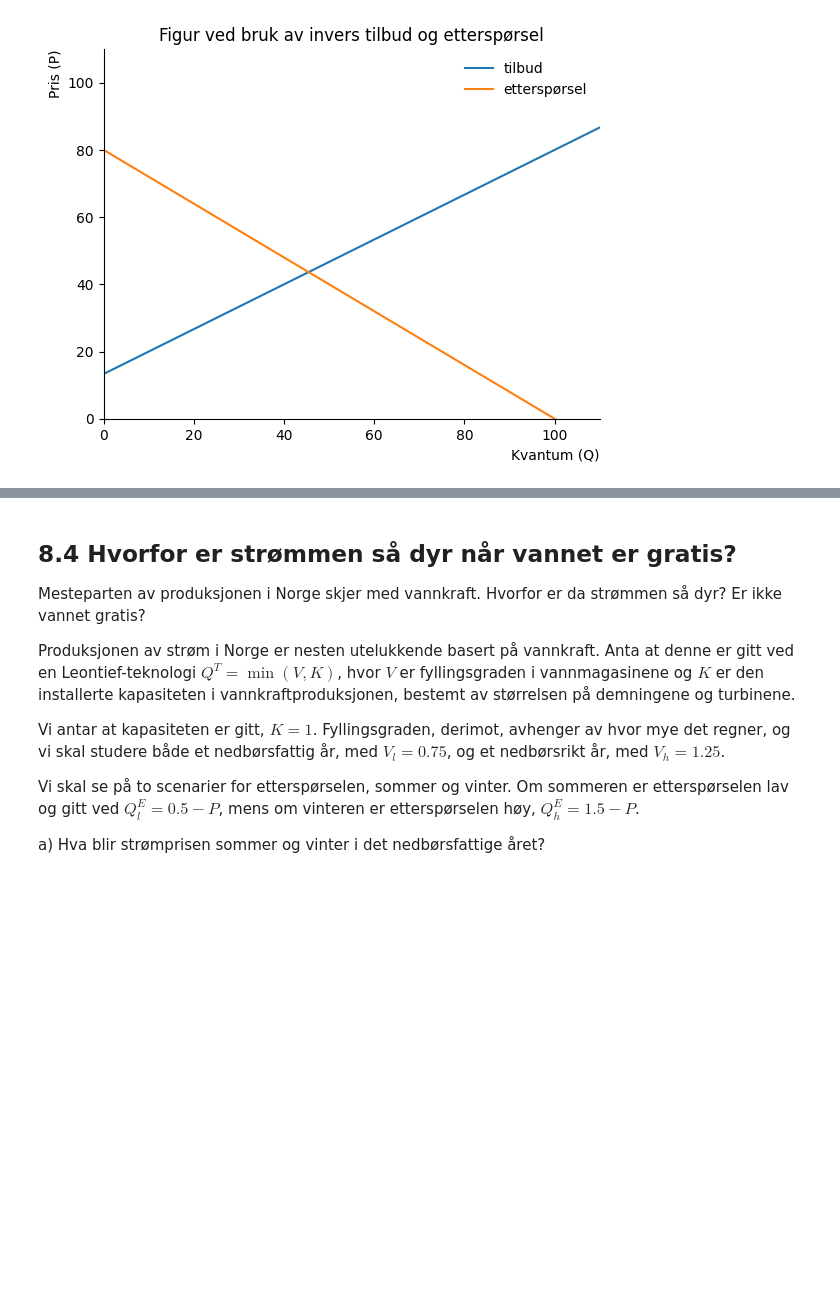
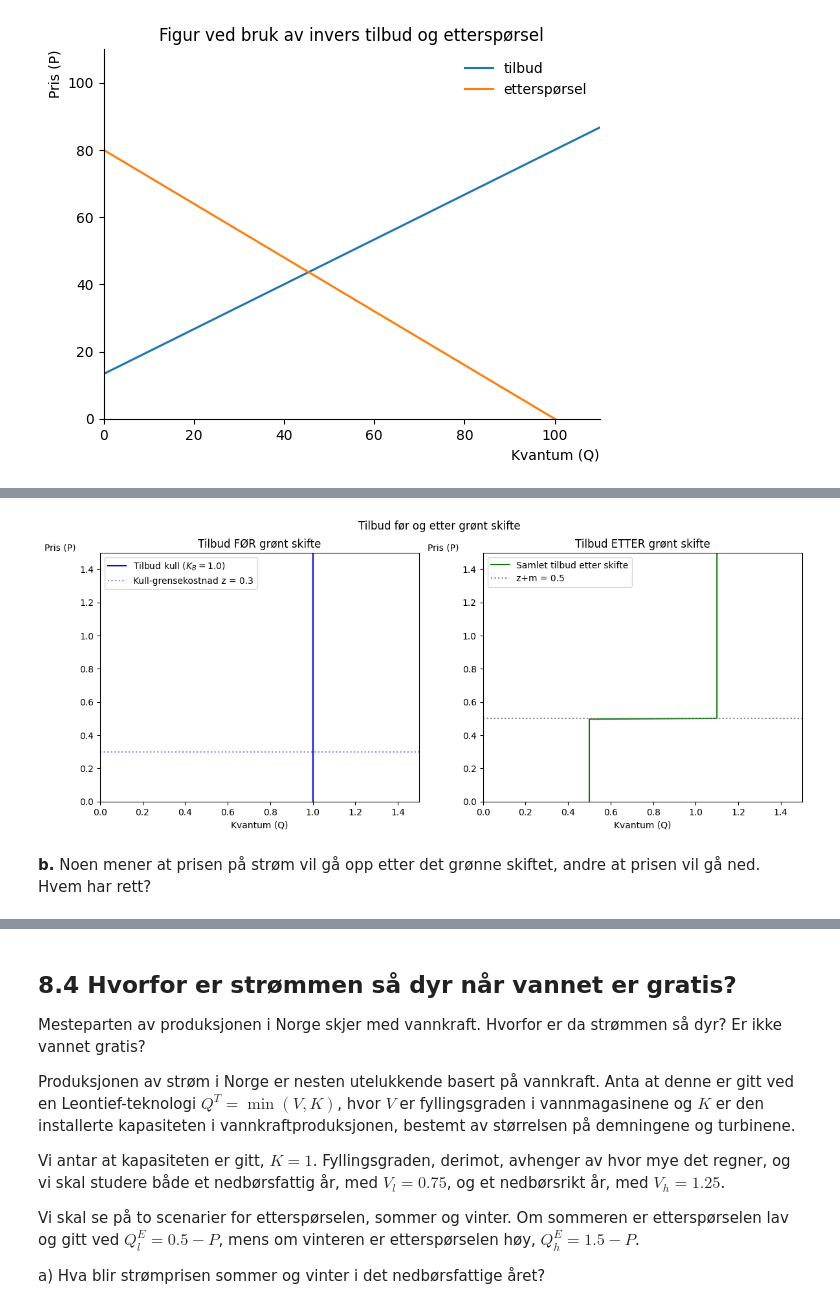
Before and after one commit to uit-sok-1303-v26/uit-sok-1303.v26.github.io, a Jupyter notebook: Markedsteori - Kapittel 8.ipynb, the cells around one changed output, grey strips where cells are left out. Cells and saved outputs as stored; diff of their text form; code cells hidden in the pictures; blank space fills up the shorter version.

```diff
--- a/Markedsteori - Kapittel 8.ipynb
+++ b/Markedsteori - Kapittel 8.ipynb
@@ -979,0 +922,40 @@ ax.legend(loc='best', frameon=False);
+# %%
+# Illustrasjon av tilbud før og etter grønt skifte
+
+K_B = 1.0     # opprinnelig kullkapasitet
+K_B_ny = 0.6  # redusert kullkapasitet
+K_G = 0.5     # solcellekapasitet
+z = 0.3       # kullpris
+m = 0.2       # CO2-avgift
+
+P_vals_lf = np.linspace(0, 1.5, 300)
+
+fig, (ax1, ax2) = plt.subplots(1, 2, figsize=(14, 5))
+
+# Tilbud FØR
+ax1.axvline(K_B, color='blue', label=f'Tilbud kull ($K_B = {K_B}$)')
+ax1.axhline(z, color='blue', linestyle=':', alpha=0.5, label=f'Kull-grensekostnad z = {z}')
+ax1.set_title('Tilbud FØR grønt skifte')
+
+# Tilbud ETTER: trappefunksjon
+Q_etter = np.where(P_vals_lf >= z + m, K_G + K_B_ny, np.where(P_vals_lf >= 0, K_G, 0))
+ax2.plot(Q_etter, P_vals_lf, color='green', label='Samlet tilbud etter skifte')
+ax2.axhline(z + m, color='gray', linestyle=':', label=f'z+m = {z+m}')
+ax2.set_title('Tilbud ETTER grønt skifte')
+
+
+ax1.set_xlabel('Kvantum (Q)')
+ax1.set_ylabel('Pris (P)', loc='top', rotation=0)
+ax2.set_xlabel('Kvantum (Q)')
+ax2.set_ylabel('Pris (P)', loc='top', rotation=0)
+ax1.set_xlim(0, 1.5)
+ax1.set_ylim(0, 1.5)
+ax2.set_xlim(0, 1.5)
+ax2.set_ylim(0, 1.5)
+ax1.legend()
+ax2.legend()
+fig.suptitle('Tilbud før og etter grønt skifte');
+# %% [output]
+[figure, added]
+# %% [markdown]
+**b.** Noen mener at prisen på strøm vil gå opp etter det grønne skiftet, andre at prisen vil gå ned. Hvem har rett?
```
Also changed, not shown: parts of 19 cells of this notebook.
